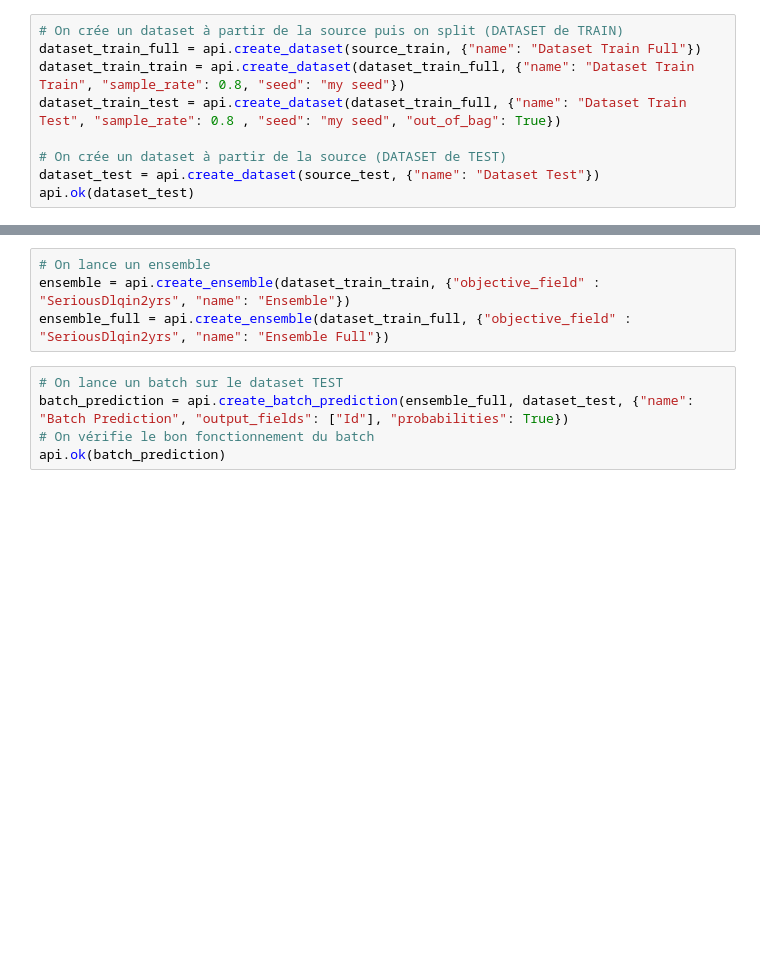
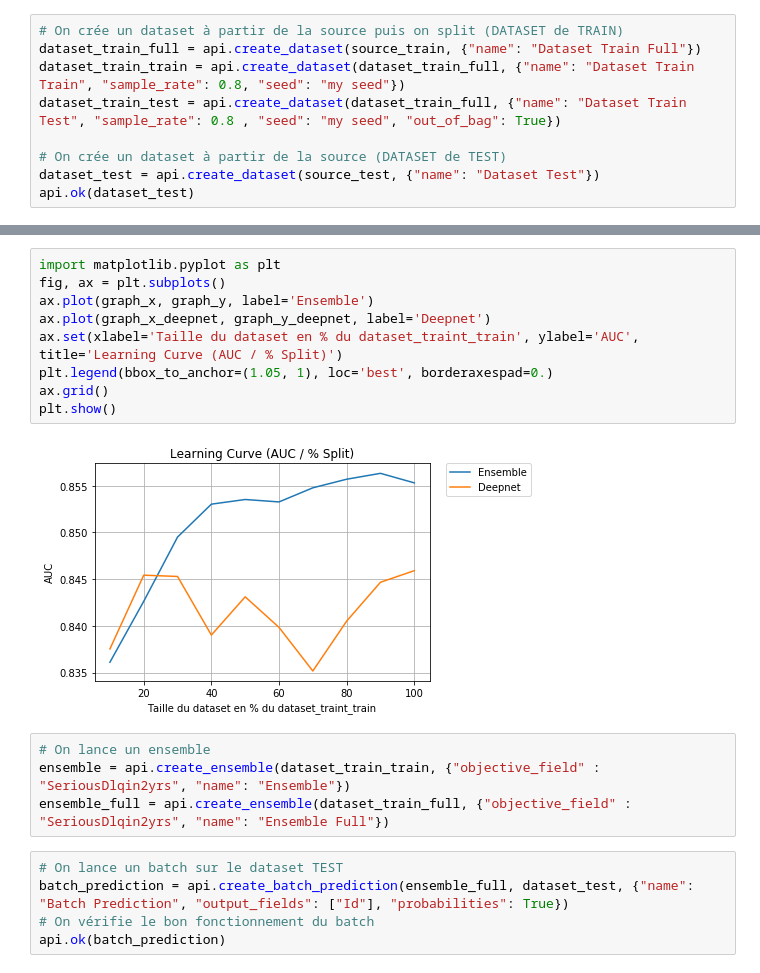
Before and after one commit to pierrembgit/givemesomecredit-td, a Jupyter notebook: S2_BigML_Multi_Split.ipynb, the cells around one changed output, grey strips where cells are left out. Saved outputs shown, nothing was run; the diff lists cells and outputs as text; blank space fills up the shorter version.

```diff
--- a/S2_BigML_Multi_Split.ipynb
+++ b/S2_BigML_Multi_Split.ipynb
@@ -43,3 +70,14 @@ ValueError: {'bytes': 0, 'code': -1, 'elapsed': 515, 'error': -3050, 'field_erro
+# %%
+import matplotlib.pyplot as plt
+fig, ax = plt.subplots()
+ax.plot(graph_x, graph_y, label='Ensemble')
+ax.plot(graph_x_deepnet, graph_y_deepnet, label='Deepnet')
+ax.set(xlabel='Taille du dataset en % du dataset_traint_train', ylabel='AUC',  title='Learning Curve (AUC / % Split)')
+plt.legend(bbox_to_anchor=(1.05, 1), loc='best', borderaxespad=0.)
+ax.grid()
+plt.show()
+# %% [output]
+[figure, added]
 # %%
 # On lance un ensemble
 ensemble = api.create_ensemble(dataset_train_train, {"objective_field" : "SeriousDlqin2yrs", "name": "Ensemble"})
```
Also changed, not shown: parts of 3 cells of this notebook.
